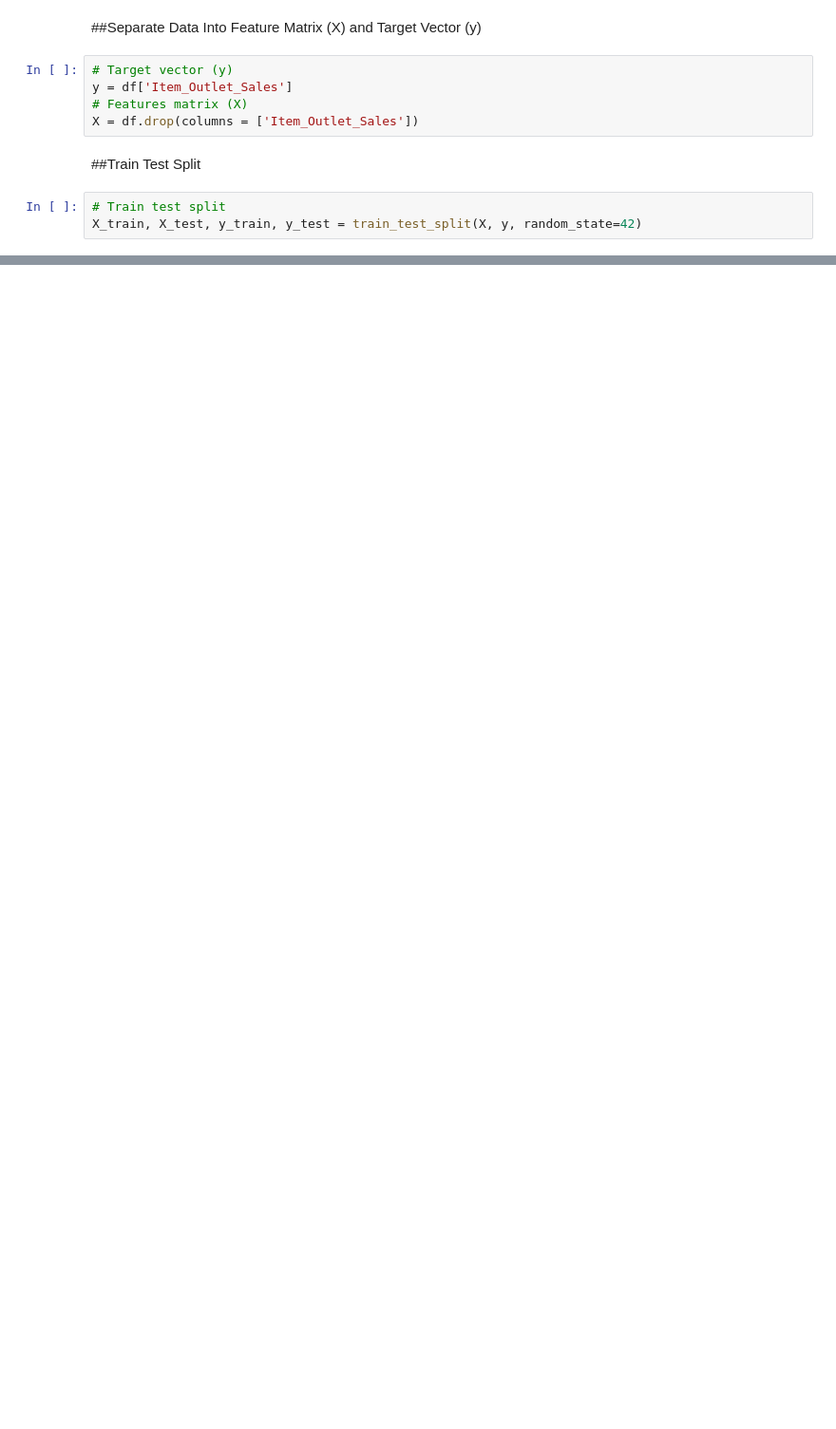
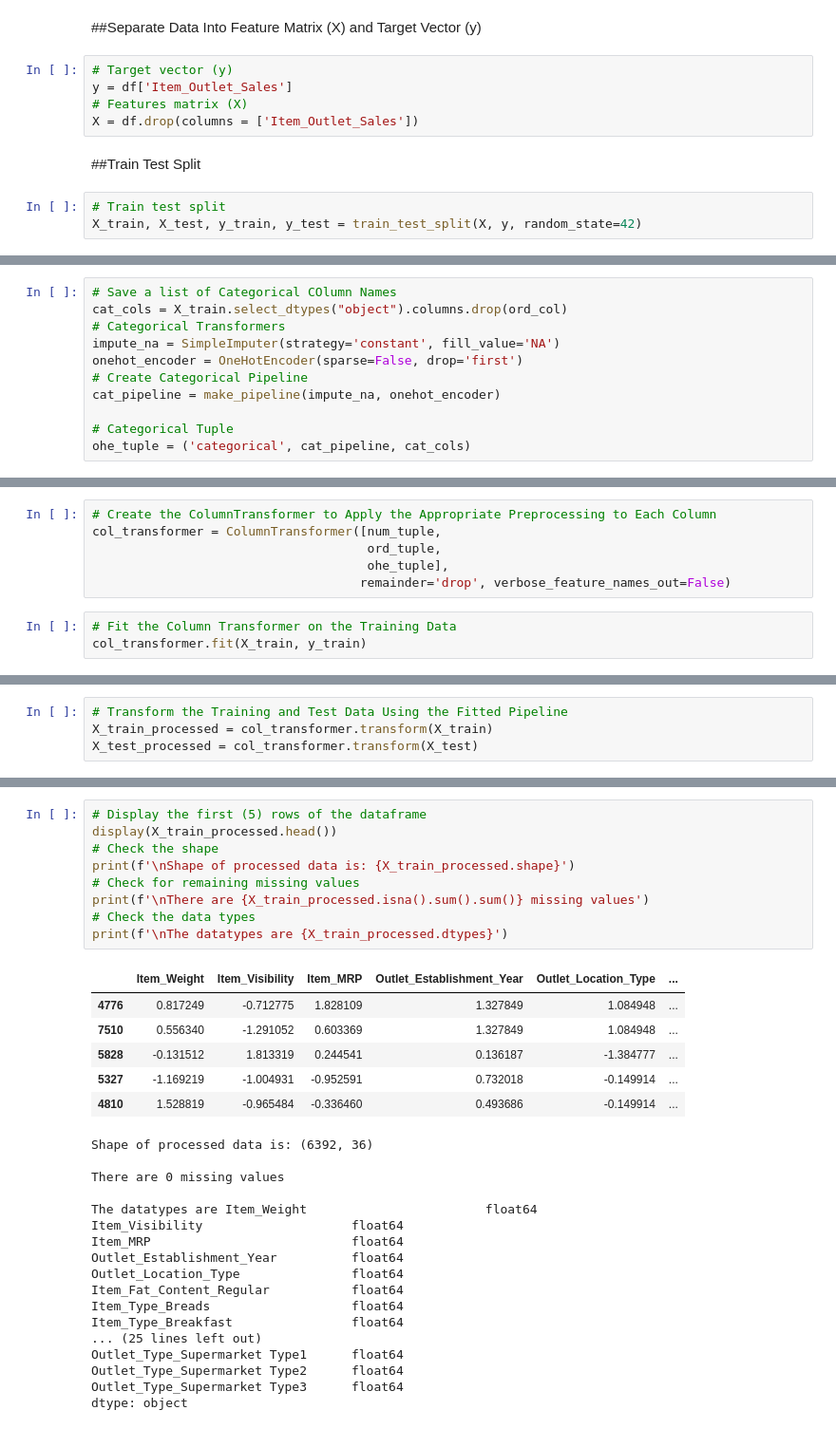
Before and after one commit to A-Kutscher/Prediction-of-Product-Sales, a Jupyter notebook: Prediction_of_Product_Sales_Amber_Kutscher.ipynb, the cells around one changed output, grey strips where cells are left out. Shown at 95% size. Saved outputs shown, nothing was run; the diff lists cells and outputs as text; blank space fills up the shorter version.

```diff
--- a/Prediction_of_Product_Sales_Amber_Kutscher.ipynb
+++ b/Prediction_of_Product_Sales_Amber_Kutscher.ipynb
@@ -1473,0 +1465,11 @@ X_test['Outlet_Location_Type'] = ord_encoder.transform(X_test_ord_col_2d)
+# %%
+# Save a list of Categorical COlumn Names
+cat_cols = X_train.select_dtypes("object").columns.drop(ord_col)
+# Categorical Transformers
+impute_na = SimpleImputer(strategy='constant', fill_value='NA')
+onehot_encoder = OneHotEncoder(sparse=False, drop='first')
+# Create Categorical Pipeline
+cat_pipeline = make_pipeline(impute_na, onehot_encoder)
+
+# Categorical Tuple
+ohe_tuple = ('categorical', cat_pipeline, cat_cols)
@@ -1473,0 +1478,9 @@ X_test['Outlet_Location_Type'] = ord_encoder.transform(X_test_ord_col_2d)
+# %%
+# Create the ColumnTransformer to Apply the Appropriate Preprocessing to Each Column
+col_transformer = ColumnTransformer([num_tuple,
+                                     ord_tuple,
+                                     ohe_tuple],
+                                    remainder='drop', verbose_feature_names_out=False)
+# %%
+# Fit the Column Transformer on the Training Data
+col_transformer.fit(X_train, y_train)
@@ -1473,0 +1505,4 @@ X_test['Outlet_Location_Type'] = ord_encoder.transform(X_test_ord_col_2d)
+# %%
+# Transform the Training and Test Data Using the Fitted Pipeline
+X_train_processed = col_transformer.transform(X_train)
+X_test_processed = col_transformer.transform(X_test)
@@ -1473,0 +1511,33 @@ X_test['Outlet_Location_Type'] = ord_encoder.transform(X_test_ord_col_2d)
+# %%
+# Display the first (5) rows of the dataframe
+display(X_train_processed.head())
+# Check the shape
+print(f'\nShape of processed data is: {X_train_processed.shape}')
+# Check for remaining missing values
+print(f'\nThere are {X_train_processed.isna().sum().sum()} missing values')
+# Check the data types
+print(f'\nThe datatypes are {X_train_processed.dtypes}')
+# %% [output]
+|  | Item_Weight | Item_Visibility | Item_MRP | Outlet_Establishment_Year | Outlet_Location_Type | ... |
+| 4776 | 0.817249 | -0.712775 | 1.828109 | 1.327849 | 1.084948 | ... |
+| 7510 | 0.556340 | -1.291052 | 0.603369 | 1.327849 | 1.084948 | ... |
+| 5828 | -0.131512 | 1.813319 | 0.244541 | 0.136187 | -1.384777 | ... |
+| 5327 | -1.169219 | -1.004931 | -0.952591 | 0.732018 | -0.149914 | ... |
+| 4810 | 1.528819 | -0.965484 | -0.336460 | 0.493686 | -0.149914 | ... |
+Shape of processed data is: (6392, 36)
+
+There are 0 missing values
+
+The datatypes are Item_Weight                        float64
+Item_Visibility                    float64
+Item_MRP                           float64
+Outlet_Establishment_Year          float64
+Outlet_Location_Type               float64
+Item_Fat_Content_Regular           float64
+Item_Type_Breads                   float64
+Item_Type_Breakfast                float64
+... (25 lines left out)
+Outlet_Type_Supermarket Type1      float64
+Outlet_Type_Supermarket Type2      float64
+Outlet_Type_Supermarket Type3      float64
+dtype: object
```
Also changed, not shown: parts of 30 cells of this notebook.
